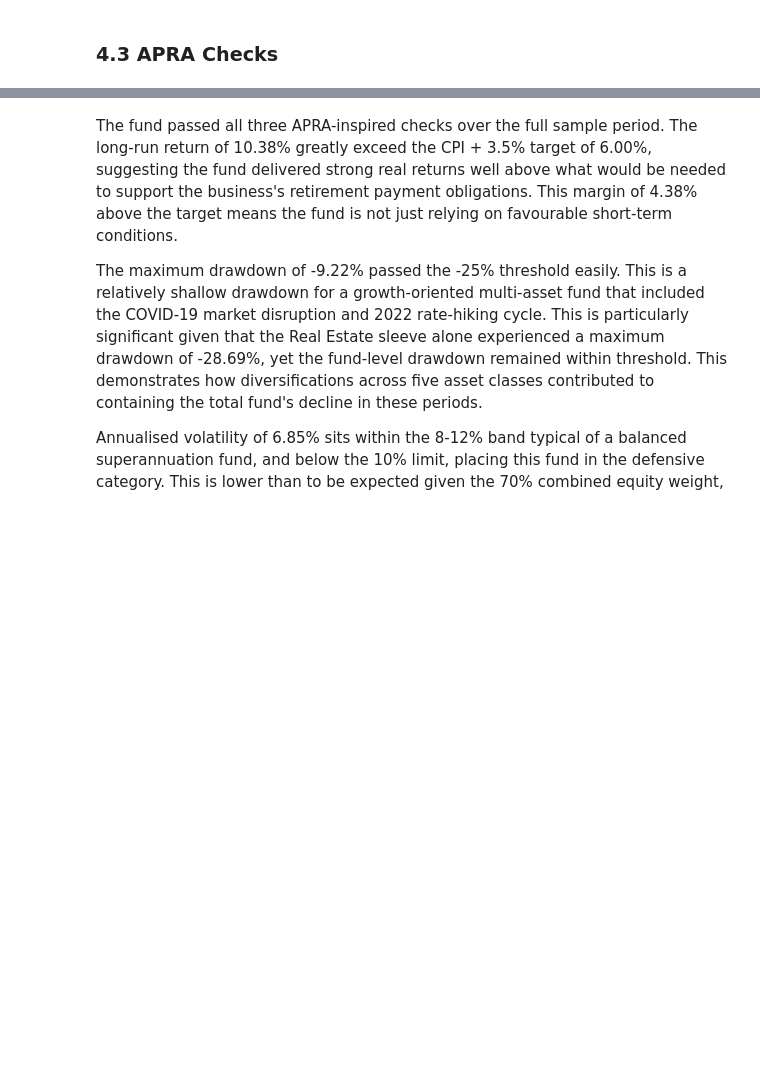
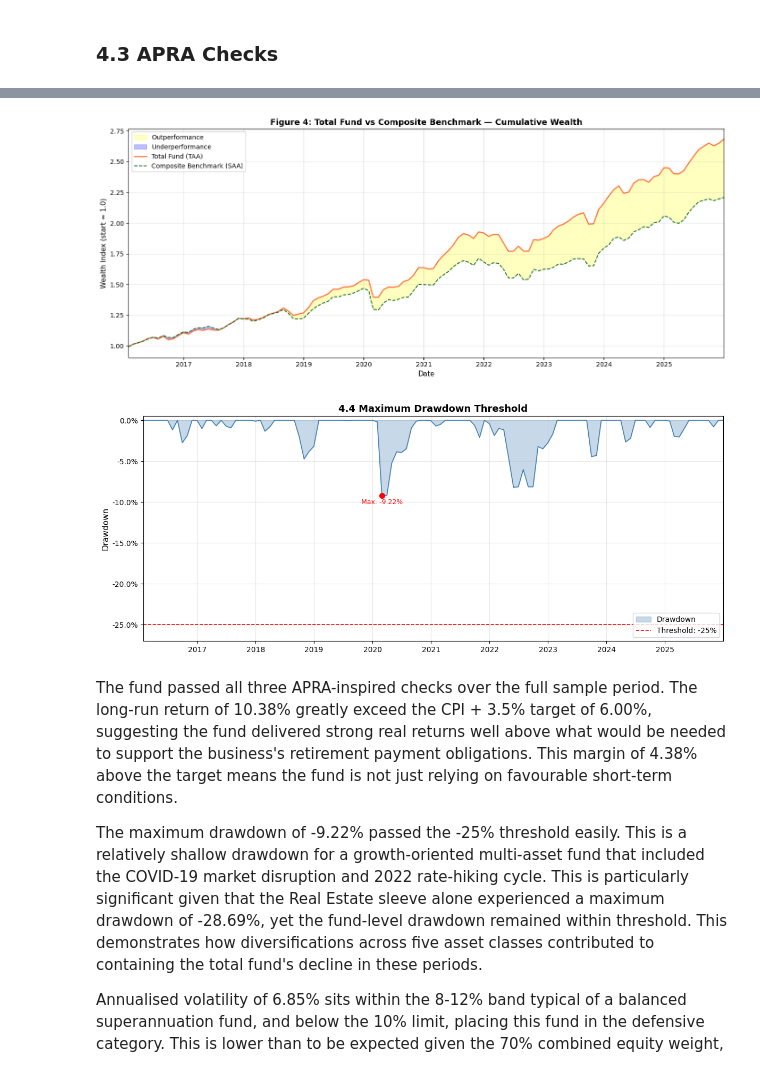
Before and after one commit to afperry2/FINM3422-Group-8-Task-2, a Jupyter notebook: notebook/multi-asset_portfolio_performance_report.ipynb, the cells around one changed output, grey strips where cells are left out. Cells and saved outputs as stored; diff of their text form; code cells hidden in the pictures; blank space fills up the shorter version.

```diff
--- a/notebook/multi-asset_portfolio_performance_report.ipynb
+++ b/notebook/multi-asset_portfolio_performance_report.ipynb
@@ -240,14 +233,9 @@ These checks are educational approximations designed to capture the spirit of AP
 # %% [markdown]
 ### 4.2 TAA Weights and Total Fund Return
 # %%
-#Total Fund Monthly Returns
-# weighted average of manager returns using TAA weights
 df_fund_monthly = df_managers.mul(taa_weights).sum(axis=1)
 
-# Total Benchmark Monthly Returns
-# weighted average of benchmark returns using SAA weights
-saa_weights = df_saa["Weight"]
-df_benchmark_monthly = df_benchmarks.mul(saa_weights, axis=1).sum(axis=1)
+df_benchmark_monthly = df_benchmarks.mul(saa_weights).sum(axis=1)
 
 print("Fund monthly returns (first 5):")
 display(df_fund_monthly.head())
@@ -299,3 +263,9 @@ print("Figure 8: Portfolio Cumulative Returns with APRA Drawdown Threshold")
+# %%
+plot_fund_vs_benchmark(df_fund_monthly, df_benchmark_monthly)
+plot_apra_drawdown_threshold(df_fund_monthly, threshold=-0.25)
+# %% [output]
+[figure, added]
+[figure, added]
 # %% [markdown]
 The fund passed all three APRA-inspired checks over the full sample period. The long-run return of 10.38% greatly exceed the CPI + 3.5% target of 6.00%, suggesting the fund delivered strong real returns well above what would be needed to support the business's retirement payment obligations. This margin of 4.38% above the target means the fund is not just relying on favourable short-term conditions.
 
```
Also changed, not shown: parts of 14 cells of this notebook, 2 other files.
